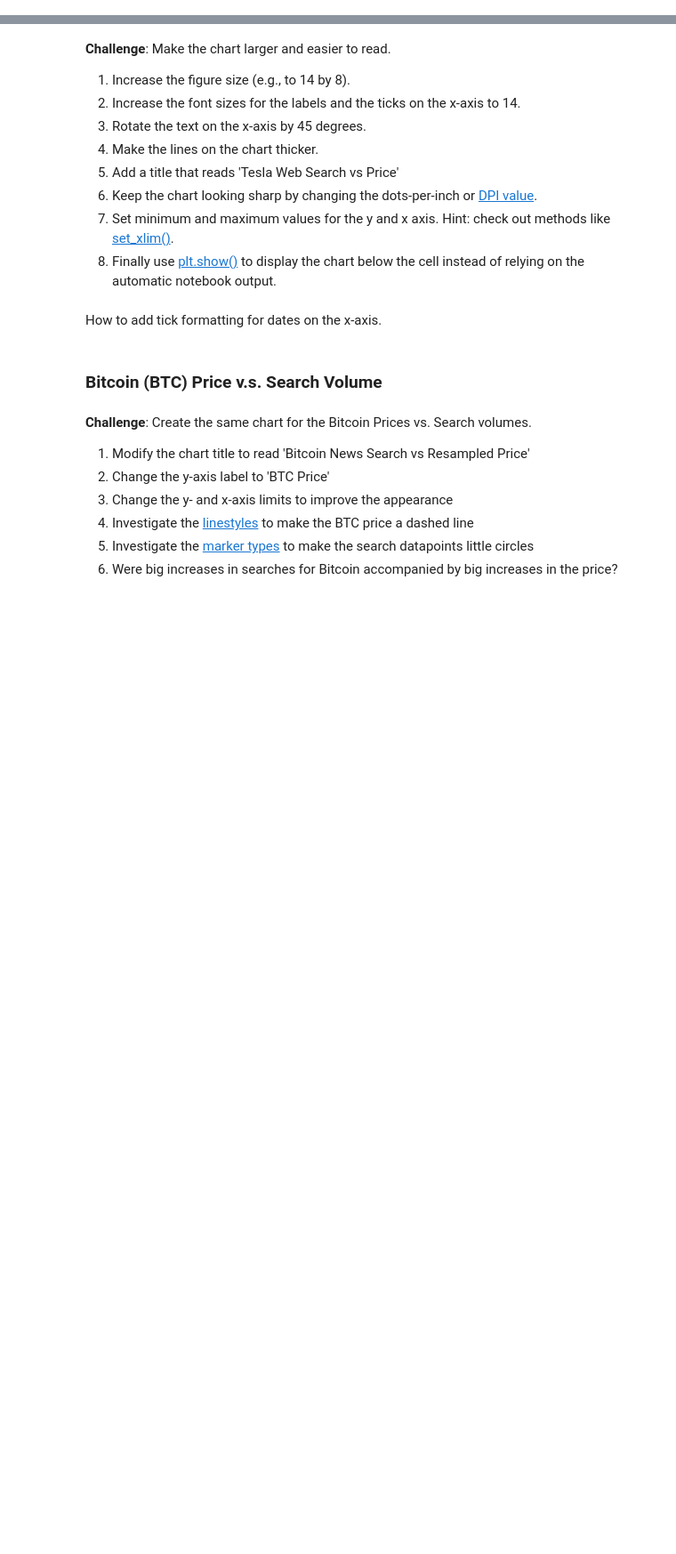
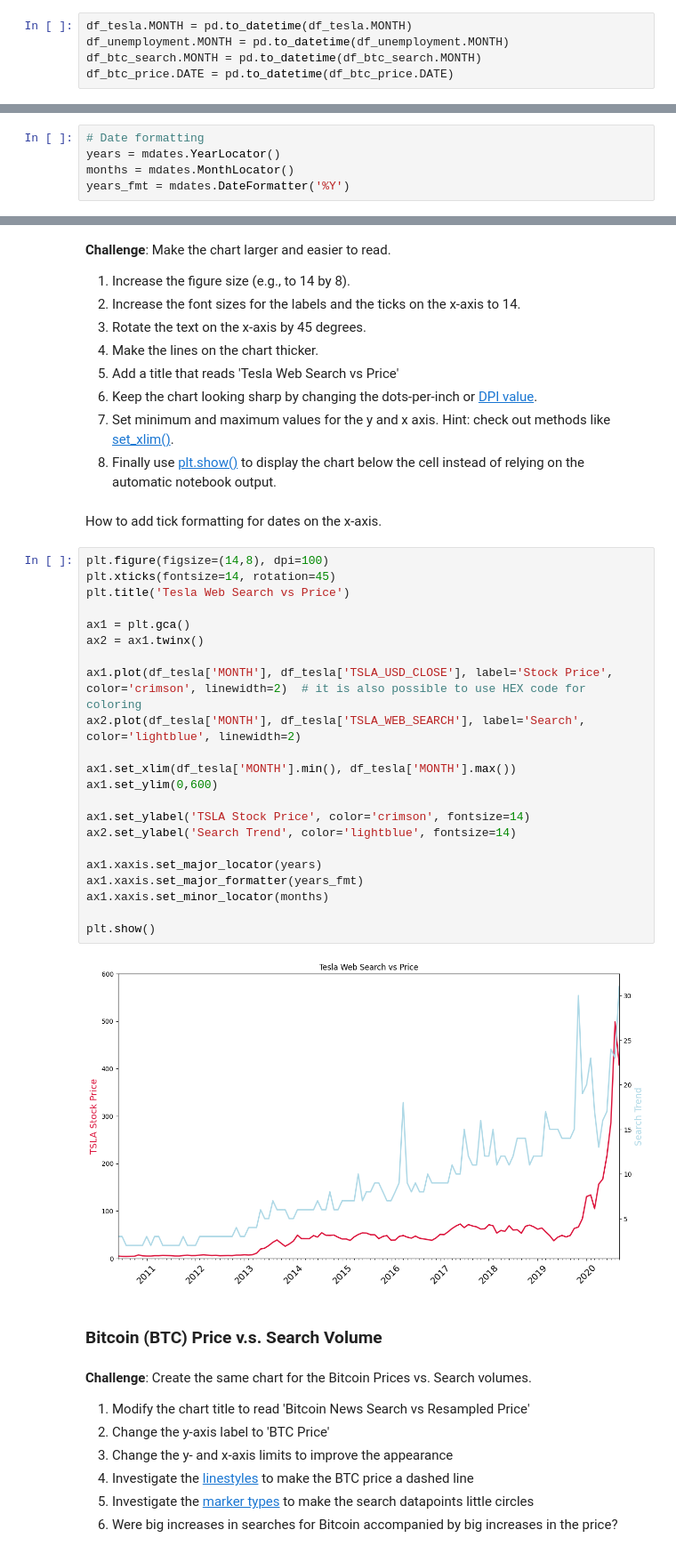
Before and after one commit to yakubszatkowski/100-days-python, a Jupyter notebook: push/Google_Trends_and_Data_Visualisation_(start).ipynb, the cells around one changed output, grey strips where cells are left out. Shown at 89% size. Saved outputs shown, nothing was run; the diff lists cells and outputs as text; blank space fills up the shorter version.

```diff
--- a/push/Google_Trends_and_Data_Visualisation_(start).ipynb
+++ b/push/Google_Trends_and_Data_Visualisation_(start).ipynb
@@ -155,0 +254,5 @@ Number of missing values:
+# %%
+df_tesla.MONTH = pd.to_datetime(df_tesla.MONTH)
+df_unemployment.MONTH = pd.to_datetime(df_unemployment.MONTH)
+df_btc_search.MONTH = pd.to_datetime(df_btc_search.MONTH)
+df_btc_price.DATE = pd.to_datetime(df_btc_price.DATE)
@@ -166 +362,6 @@ Number of missing values:
+# %%
+# Date formatting
+years = mdates.YearLocator()
+months = mdates.MonthLocator()
+years_fmt = mdates.DateFormatter('%Y')
 # %%
@@ -186,6 +387,30 @@ Hint: you can colour both the [axis labels](https://matplotlib.org/3.3.2/api/tex
 8. Finally use [plt.show()](https://matplotlib.org/3.2.1/api/_as_gen/matplotlib.pyplot.show.html) to display the chart below the cell instead of relying on the automatic notebook output.
 # %% [markdown]
 How to add tick formatting for dates on the x-axis.
+# %%
+plt.figure(figsize=(14,8), dpi=100)
+plt.xticks(fontsize=14, rotation=45)
+plt.title('Tesla Web Search vs Price')
+
+ax1 = plt.gca()
+ax2 = ax1.twinx()
+
+ax1.plot(df_tesla['MONTH'], df_tesla['TSLA_USD_CLOSE'], label='Stock Price', color='crimson', linewidth=2)  # it is also possible to use HEX code for coloring
+ax2.plot(df_tesla['MONTH'], df_tesla['TSLA_WEB_SEARCH'], label='Search', color='lightblue', linewidth=2)
+
+ax1.set_xlim(df_tesla['MONTH'].min(), df_tesla['MONTH'].max())
+ax1.set_ylim(0,600)
+
+ax1.set_ylabel('TSLA Stock Price', color='crimson', fontsize=14)
+ax2.set_ylabel('Search Trend', color='lightblue', fontsize=14)
+
+ax1.xaxis.set_major_locator(years)
+ax1.xaxis.set_major_formatter(years_fmt)
+ax1.xaxis.set_minor_locator(months)
+
+plt.show()
+# %% [output]
+[figure, added]
 # %% [markdown]
 ### Bitcoin (BTC) Price v.s. Search Volume
 # %% [markdown]
```
Also changed, not shown: parts of 42 cells of this notebook.
